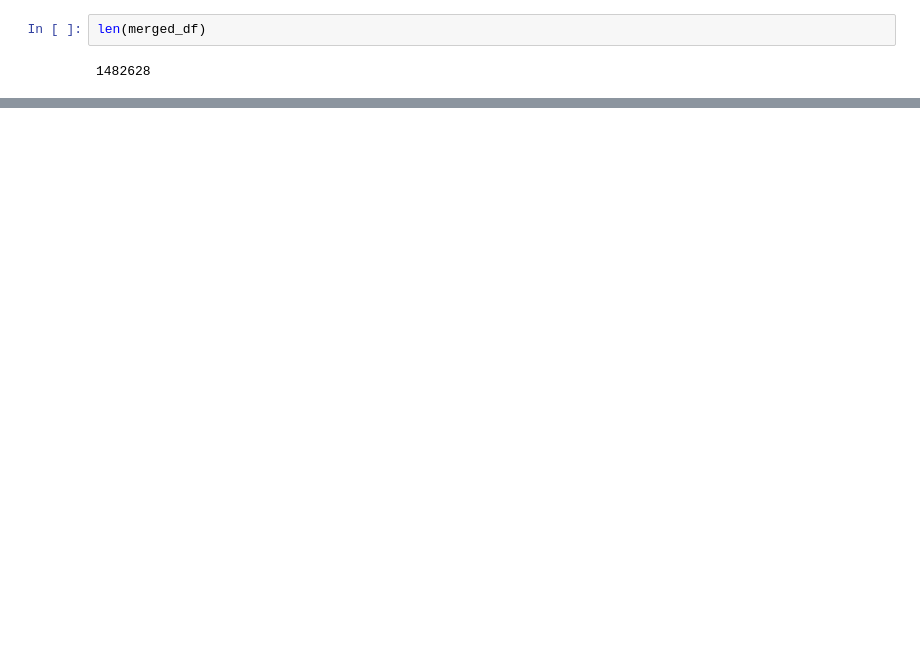
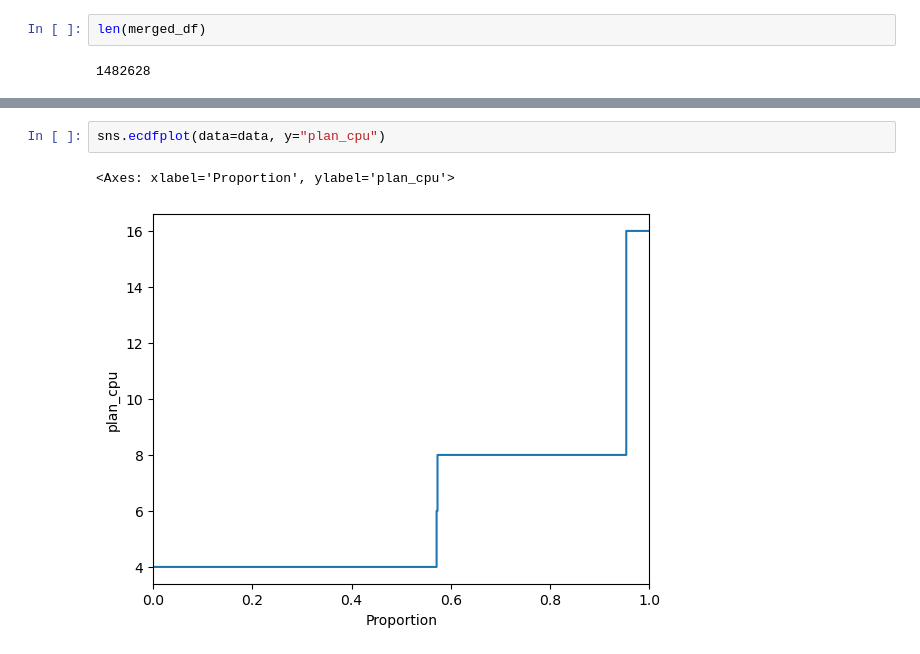
Before and after one commit to rayandrew/anl-cl, a Jupyter notebook: prototypes/alibaba-container-2017.ipynb, the cells around one changed output, grey strips where cells are left out. Saved outputs shown, nothing was run; the diff lists cells and outputs as text; blank space fills up the shorter version.

```diff
--- a/prototypes/alibaba-container-2017.ipynb
+++ b/prototypes/alibaba-container-2017.ipynb
@@ -225,0 +191,5 @@ data = discretize_column(data, target_name, bucket_target, n_bins)
+# %%
+sns.ecdfplot(data=data, y="plan_cpu")
+# %% [output]
+<Axes: xlabel='Proportion', ylabel='plan_cpu'>
+[figure, added]
```
Also changed, not shown: parts of 31 cells of this notebook, 9 other files.
